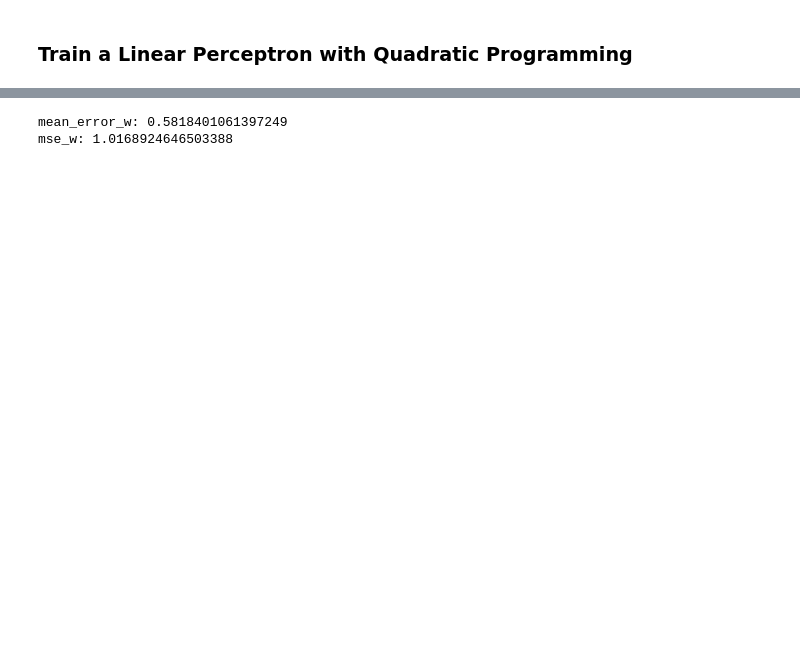
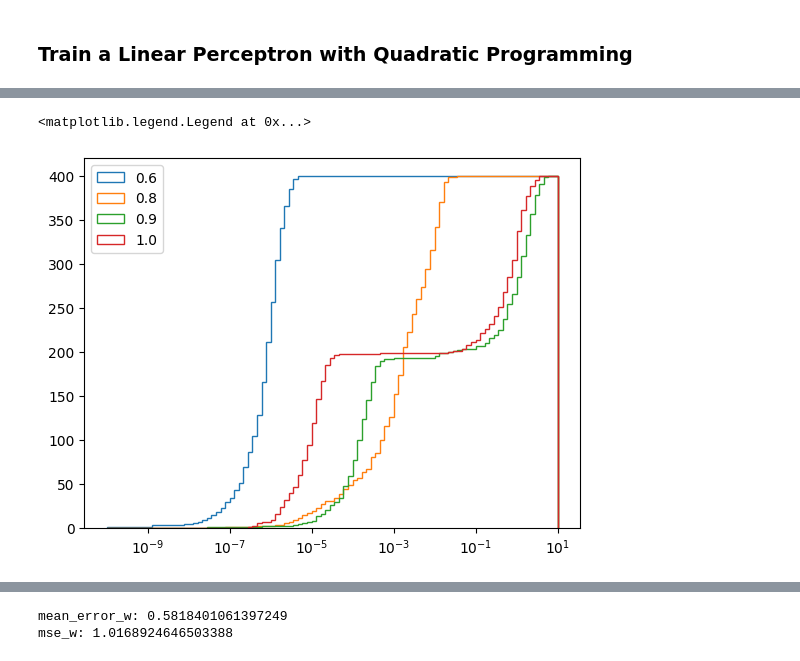
Before and after one commit to pckuo/dale-regression, a Jupyter notebook: playground_pck.ipynb, the cells around one changed output, grey strips where cells are left out. Drawn from its saved outputs; the diff is of its cells as text; code cells hidden in the pictures; blank space fills up the shorter version.

```diff
--- a/playground_pck.ipynb
+++ b/playground_pck.ipynb
@@ -125,3 +177,16 @@ For best performance, build G as a scipy.sparse.csc_matrix rather than as a nump
+# %%
+gamma = 0.2
+N_cutoff = int(N * gamma)
+
+for alpha in [0.6, 0.8, 0.9, 1.0]:
+  # plt.hist(results_dict[(alpha, int(N), gamma)]['w_student'][0][:N_cutoff], bins=np.linspace(-1, 8, 20), histtype='step', label=f'{alpha}')
+  plt.hist(abs(results_dict[(alpha, int(N), gamma)]['w_student'][0][:N_cutoff]), bins=np.logspace(-10, 1, 100), histtype='step', label=f'{alpha}', cumulative=True)
+  # plt.hist(results_dict[(alpha, int(N), gamma)]['w_student'][0][N_cutoff:], histtype='step')
+plt.xscale('log')
+plt.legend()
+# %% [output]
+<matplotlib.legend.Legend at 0x...>
+[figure, added]
 # %%
 metric = 'mse_w'
 
```
Also changed, not shown: parts of 7 cells of this notebook.
